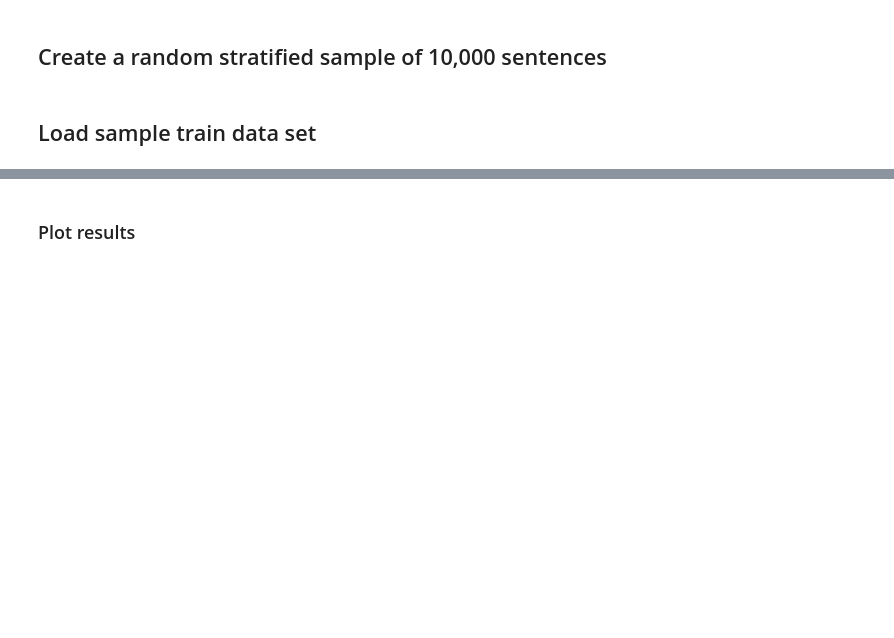
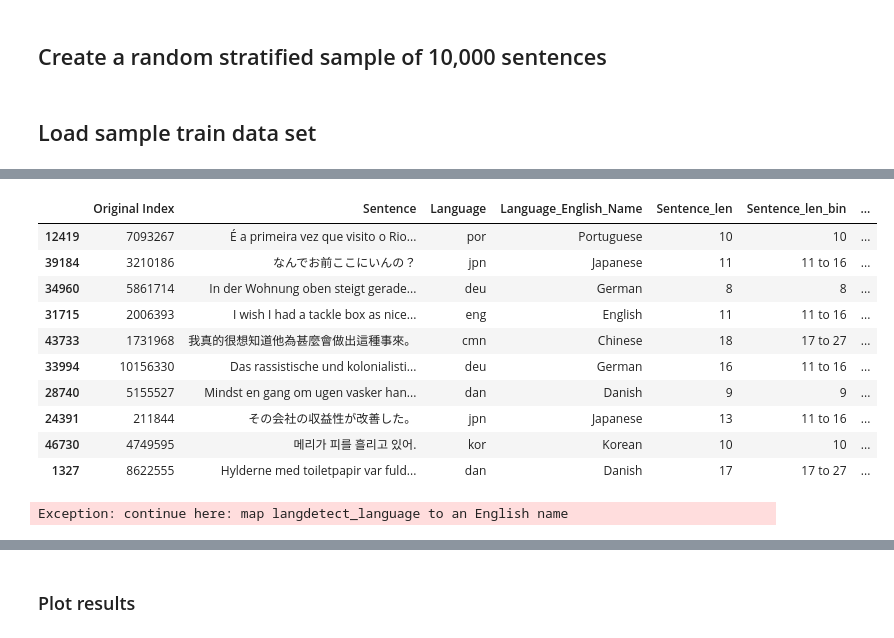
Before and after one commit to br-pki/detectLanguage, a Jupyter notebook: evaluate.ipynb, the cells around one changed output, grey strips where cells are left out. Drawn from its saved outputs; the diff is of its cells as text; code cells hidden in the pictures; blank space fills up the shorter version.

Commit message:
generate langdetect predictions

```diff
--- a/evaluate.ipynb
+++ b/evaluate.ipynb
@@ -72,0 +81,8 @@ sample = pd.read_csv("output/Tatoeba_stratify_train_2021-7-29_132.csv")
+# %%
+bin_labels = ["1","2","3","4","5","6","7","8","9","10","11 to 16", "17 to 27", "28 to 48", "49 to 99"]
+
+sample["Sentence_len_bin"] = pd.cut(
+    x=sample["Sentence_len"],
+    bins=[0,1,2,3,4,5,6,7,8,9,10,16,27,48,99],
+    labels=bin_labels
+)
@@ -102,17 +127,6 @@ from langid.langid import LanguageIdentifier, model
 # %%
+# find all languages to include in langid predictions
+set_languages = [iso_639_3_iso_639_1[i] for i in sample["Language"].unique().tolist()]
+
 lang_identifier = LanguageIdentifier.from_modelstring(model, norm_probs=True)
-# lang_identifier.set_languages([
-#     'en', # English
-#     'zh', # Chinese
-#     'de', # German
-#     'es', # Spanish
-#     'fr', # French
-#     'it', # Italian
-#     'ja', # Japanese
-#     'ko', # Korean
-#     'pt', # Portuguese
-#     'da', # Danish
-#     'nl', # Dutch
-# #     'no'  # Norwegian; not included in sentences so remove
-# ])
-lang_identifier.set_languages(set_languages)
+# lang_identifier.set_languages(set_languages)
@@ -159,0 +185,5 @@ sample.head()
+# %%
+%%time
+# 3min 34s
+
+sample["langdetect"] = sample.apply(lambda row: detect_langs(row["Sentence"])[0], axis=1)
@@ -159,0 +192,22 @@ sample.head()
+# %%
+sample["langdetect_language"] = sample.apply(lambda row: row["langdetect"].lang, axis=1)
+sample["langdetect_score"] = sample.apply(lambda row: row["langdetect"].prob, axis=1)
+sample.drop(columns=["langdetect"], inplace=True)
+# %%
+sample.sample(10)
+# %% [output]
+|  | Original Index | Sentence | Language | Language_English_Name | Sentence_len | Sentence_len_bin | ... |
+| 12419 | 7093267 | É a primeira vez que visito o Rio... | por | Portuguese | 10 | 10 | ... |
+| 39184 | 3210186 | なんでお前ここにいんの？ | jpn | Japanese | 11 | 11 to 16 | ... |
+| 34960 | 5861714 | In der Wohnung oben steigt gerade... | deu | German | 8 | 8 | ... |
+| 31715 | 2006393 | I wish I had a tackle box as nice... | eng | English | 11 | 11 to 16 | ... |
+| 43733 | 1731968 | 我真的很想知道他為甚麼會做出這種事來。 | cmn | Chinese | 18 | 17 to 27 | ... |
+| 33994 | 10156330 | Das rassistische und kolonialisti... | deu | German | 16 | 11 to 16 | ... |
+| 28740 | 5155527 | Mindst en gang om ugen vasker han... | dan | Danish | 9 | 9 | ... |
+| 24391 | 211844 | その会社の収益性が改善した。 | jpn | Japanese | 13 | 11 to 16 | ... |
+| 46730 | 4749595 | 메리가 피를 흘리고 있어. | kor | Korean | 10 | 10 | ... |
+| 1327 | 8622555 | Hylderne med toiletpapir var fuld... | dan | Danish | 17 | 17 to 27 | ... |
+# %%
+raise Exception("continue here: map langdetect_language to an English name")
+# %% [output]
+Exception: continue here: map langdetect_language to an English name
```
Also changed, not shown: parts of 48 cells of this notebook, 2 other files.
